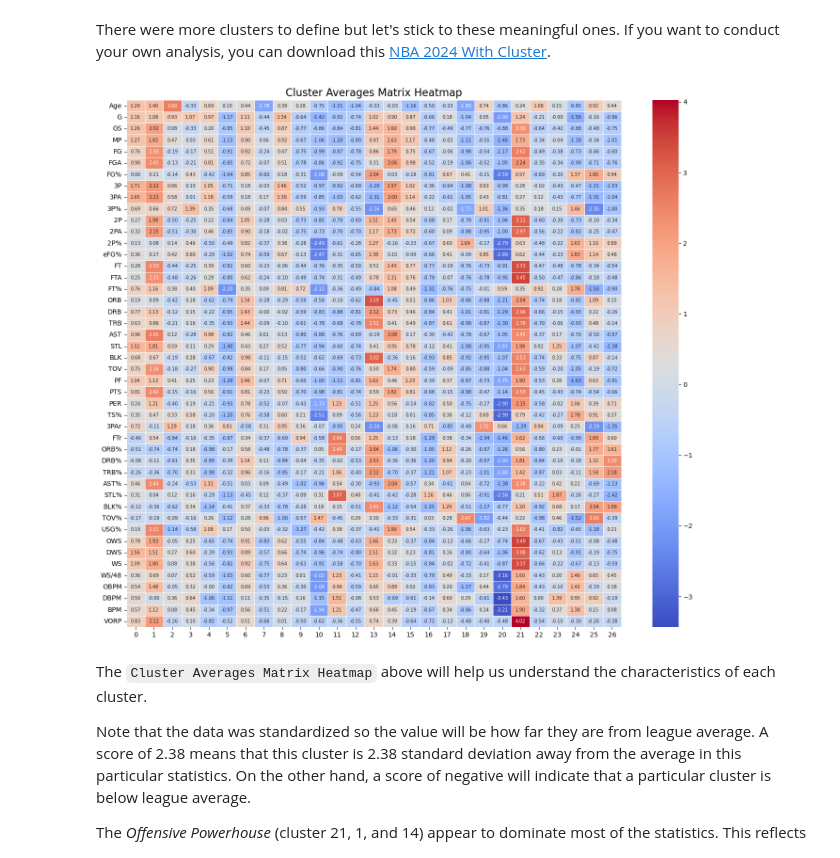
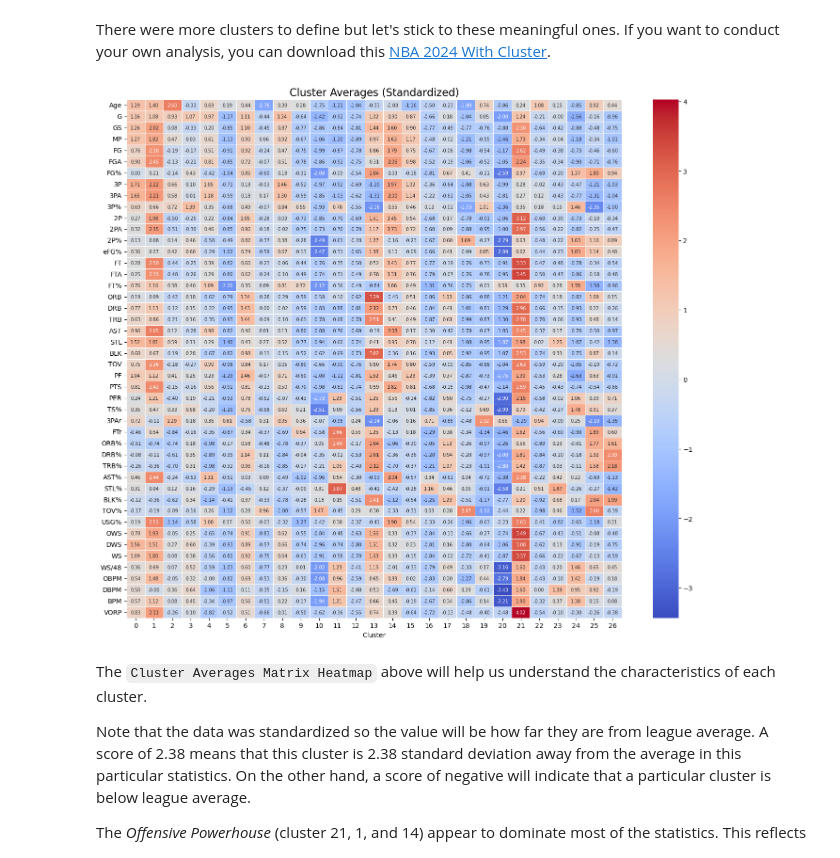
Before and after one commit to RomandRapido/Lansangan_portfolio, a Jupyter notebook: NBA/NBA_Cluster.ipynb, the cells around one changed output. Cells and saved outputs as stored; diff of their text form; code cells hidden in the pictures.

```diff
--- a/NBA/NBA_Cluster.ipynb
+++ b/NBA/NBA_Cluster.ipynb
@@ -1181,26 +1181,27 @@ There were more clusters to define but let's stick to these meaningful ones. If
 # %%
 average_per_cluster = samp_df.select_dtypes("number").groupby("Cluster").agg("mean")
 
 scaler = StandardScaler()
 
 scaled = scaler.fit_transform(average_per_cluster)
 
 scaled_df = pd.DataFrame(scaled, columns=average_per_cluster.columns).T
 
 plt.figure(figsize=(14, 12))
 heatmap = sns.heatmap(scaled_df,
                       annot=True,
                       cmap='coolwarm',
                       fmt='.2f',
                       linewidths=0.5,
                       annot_kws={"size": 7})
 
-plt.title('Cluster Averages Matrix Heatmap (standardize)', fontsize=16)
+plt.title('Cluster Averages (Standardized)', fontsize=16)
+plt.xlabel("Cluster")
 plt.tight_layout()
 
 plt.show()
 # %% [output]
-[figure, old version]
+[figure, new version]
 # %% [markdown]
 The `Cluster Averages Matrix Heatmap` above will help us understand the characteristics of each cluster.
 
```
Also changed, not shown: parts of 2 cells of this notebook.
